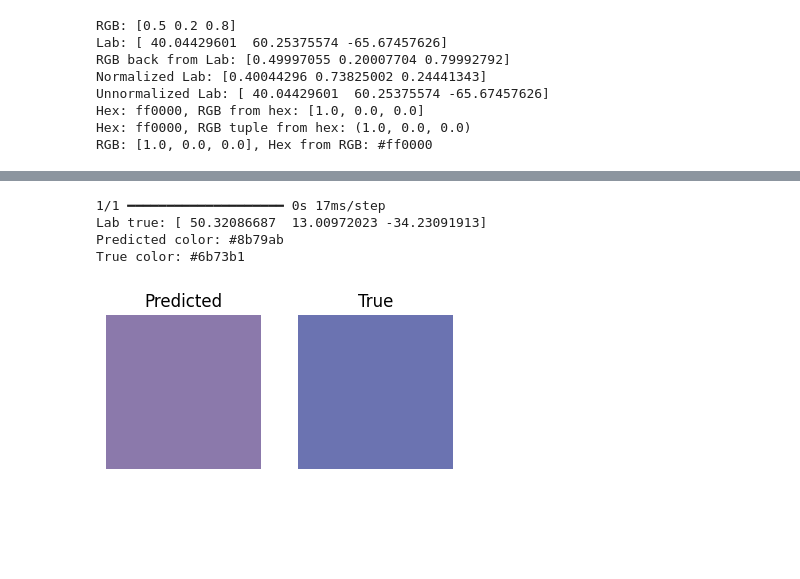
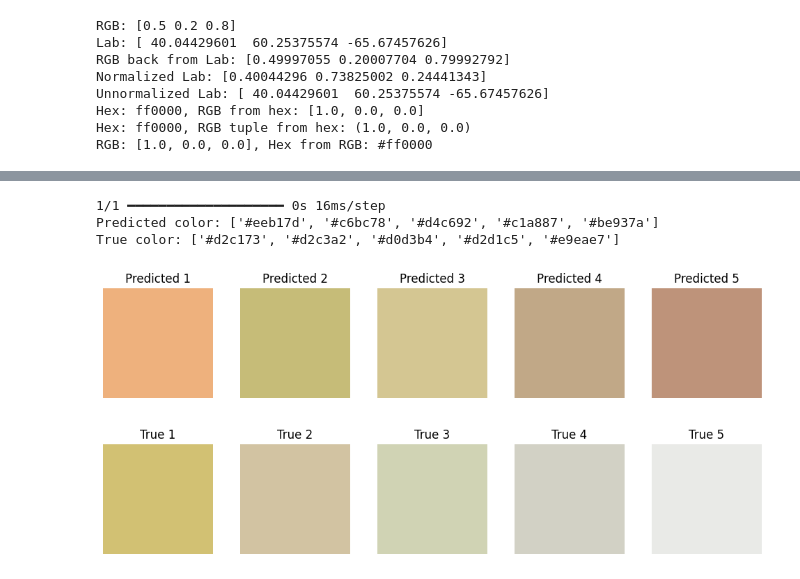
Before and after one commit to MateuszDrabik11/biai, a Jupyter notebook: training.ipynb, the cells around one changed output, grey strips where cells are left out. Saved outputs shown, nothing was run; the diff lists cells and outputs as text; code cells hidden in the pictures; blank space fills up the shorter version.

```diff
--- a/training.ipynb
+++ b/training.ipynb
@@ -206,7 +220,7 @@ model = models.Sequential([
     layers.MaxPooling2D((2, 2)),
     layers.Flatten(),
     layers.Dense(128, activation='relu'),
-    layers.Dense(3, activation='sigmoid')
+    layers.Dense(3*input_colors, activation='sigmoid')
 ])
 
 # model = models.Sequential([
@@ -233,7 +247,7 @@ model = models.Sequential([
 # layers.Dense(3, activation='sigmoid') # RGB values between 0 and 1
 # ])
 
-model.compile(optimizer=tf.keras.optimizers.Adam(amsgrad=True, learning_rate=10**-3), loss='mse')
+model.compile(optimizer=tf.keras.optimizers.Adam(amsgrad=True, learning_rate=10**-1), loss='mse')
 model.fit(train_dataset, epochs=15, validation_data=val_dataset)
 # %% [output]
 Epoch 1/15
@@ -307,29 +324,28 @@ Predicted: #b566b1 True: #829461
 # %%
 # Predict on new image
-image_path = "/home/drabcio/Pobrane/OneDrive_1_26.04.2025/PhotosColorPicker/000000452354.jpg"
+file = "000000331712.jpg"
+image_path = f"/home/drabcio/Pobrane/OneDrive_1_26.04.2025/PhotosColorPicker/{file}"
 image = load_img(image_path, target_size=(64, 64))
 img_array = img_to_array(image) / 255.0
 lab_image = convert_lab(img_array)
 lab_normed = lab_normalize(lab_image)
 input_arr = np.expand_dims(lab_normed, axis=0)
-prediction = model.predict(input_arr)[0]
-lab_pred = lab_unnorm(prediction)
-rgb_pred = lab_to_rgb(lab_pred)
-pred_hex = rgb_to_hex(rgb_pred)
+prediction = model.predict(input_arr).reshape(input_colors,3)
+lab_pred = [lab_unnorm(i) for i in prediction]
+rgb_pred = [lab_to_rgb(i) for i in lab_pred]
+pred_hex = [rgb_to_hex(i) for i in rgb_pred]
 
-true_rgb = lab_to_rgb(df_grouped[df_grouped['image'] == "000000452354.jpg"]["lab"].values[0])
-true_hex = rgb_to_hex(true_rgb)
-print("Lab true:", df_grouped[df_grouped['image'] == "000000452354.jpg"]["lab"].values[0])
+true_rgb = [lab_to_rgb(i) for i in df[df['image'] == file]["lab"].values[0]]
+true_hex = [rgb_to_hex(i) for i in true_rgb]
 print("Predicted color:", pred_hex)
 print("True color:", true_hex)
-show_colors([pred_hex, true_hex], ["Predicted", "True"])
-
-
-
-#1 lipca - 3 miesiące, kwestionarusz
+titles = [f"Predicted {i+1}" for i in range(len(pred_hex))]
+show_colors(pred_hex, titles)
+titles = [f"True {i+1}" for i in range(len(true_hex))]
+show_colors(true_hex, titles)
 # %% [output]
-1/1 ━━━━━━━━━━━━━━━━━━━━ 0s 17ms/step
-Lab true: [ 50.32086687  13.00972023 -34.23091913]
-Predicted color: #8b79ab
-True color: #6b73b1
+1/1 ━━━━━━━━━━━━━━━━━━━━ 0s 16ms/step
+Predicted color: ['#eeb17d', '#c6bc78', '#d4c692', '#c1a887', '#be937a']
+True color: ['#d2c173', '#d2c3a2', '#d0d3b4', '#d2d1c5', '#e9eae7']
-[figure, old version]
+[figure, new version]
+[figure, added]
```
Also changed, not shown: parts of 4 cells of this notebook.
